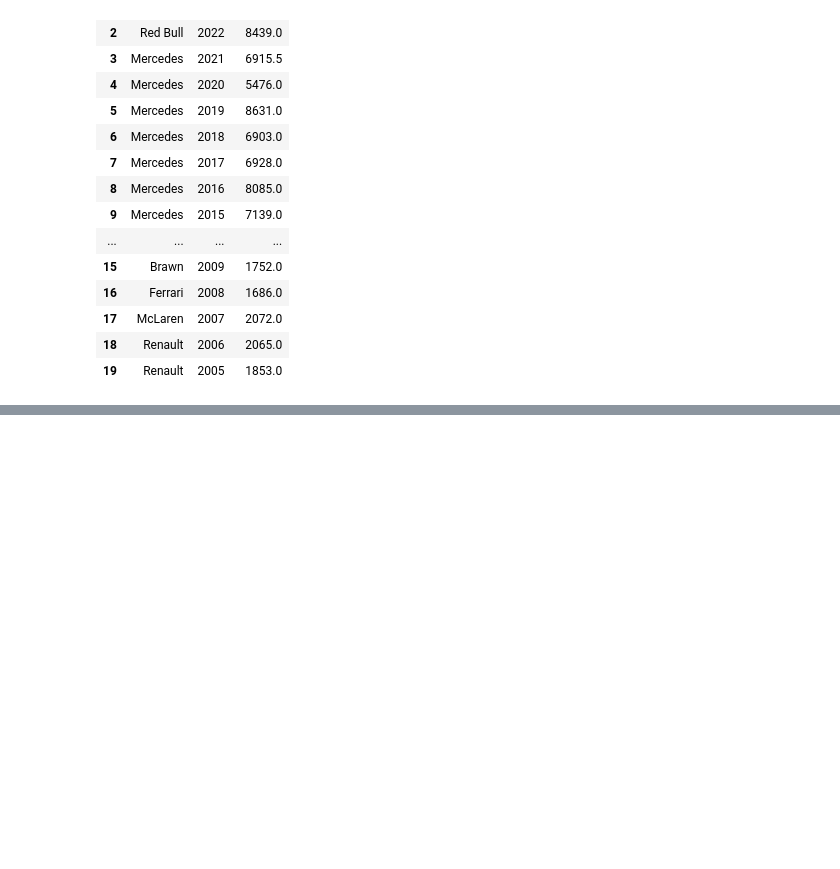
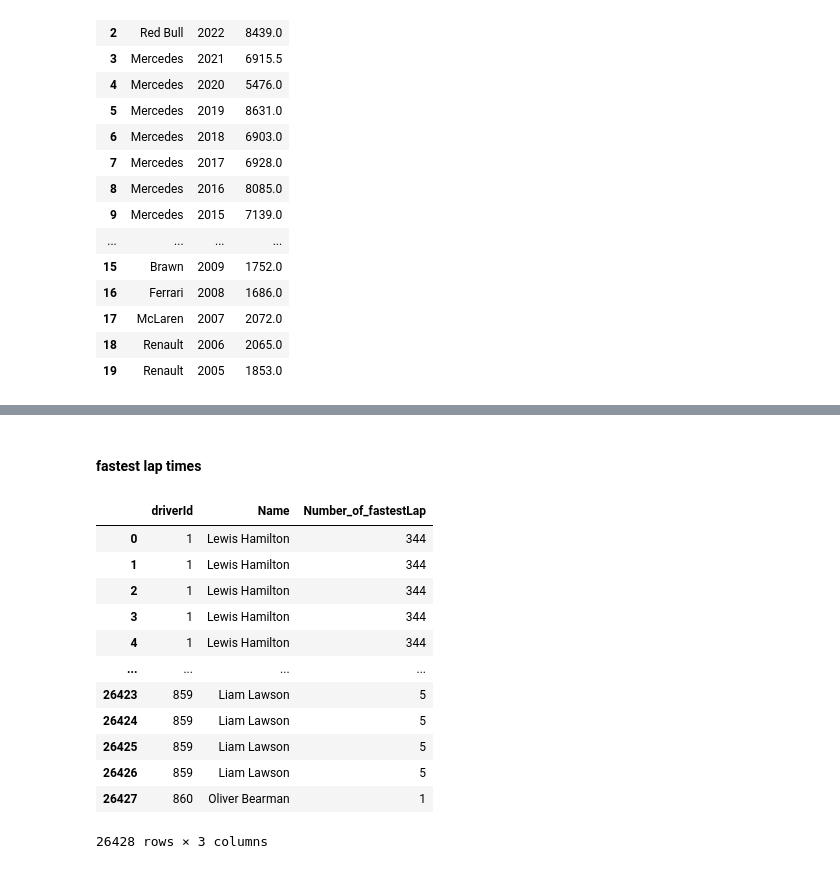
Before and after one commit to sagarverma29/F1-World-Championship-Analysis, a Jupyter notebook: Formula 1 EDA.ipynb, the cells around one changed output, grey strips where cells are left out. Cells and saved outputs as stored; diff of their text form; code cells hidden in the pictures; blank space fills up the shorter version.

```diff
--- a/Formula 1 EDA.ipynb
+++ b/Formula 1 EDA.ipynb
@@ -10,8 +8 @@ from IPython.display import display
-# %%
-pd.set_option('display.max_rows', None)  # Set to None to show all rows
-pd.set_option('display.max_columns', None)  # Set to None to show all columns
-# %%
-# Optionally, reset the display options after viewing
-pd.reset_option('display.max_rows')
-pd.reset_option('display.max_columns')
 # %%
@@ -426,3 +447,5 @@ fig.update_traces(
                   "<b>Constructor Wins: %{y}</b><br>"  # Display the 'Constructor Wins'
 )
 fig.show()
+# %% [markdown]
+#### fastest lap times
@@ -428,0 +486,18 @@ fig.show()
+# %%
+Fastest_lap.sort_values('Number_of_fastestLap', ascending= False, inplace=True)
+# %%
+Fastest_lap
+# %% [output]
+|  | driverId | Name | Number_of_fastestLap |
+| 0 | 1 | Lewis Hamilton | 344 |
+| 1 | 1 | Lewis Hamilton | 344 |
+| 2 | 1 | Lewis Hamilton | 344 |
+| 3 | 1 | Lewis Hamilton | 344 |
+| 4 | 1 | Lewis Hamilton | 344 |
+| ... | ... | ... | ... |
+| 26423 | 859 | Liam Lawson | 5 |
+| 26424 | 859 | Liam Lawson | 5 |
+| 26425 | 859 | Liam Lawson | 5 |
+| 26426 | 859 | Liam Lawson | 5 |
+| 26427 | 860 | Oliver Bearman | 1 |
+26428 rows × 3 columns
```
Also changed, not shown: parts of 28 cells of this notebook, 15 other files.
